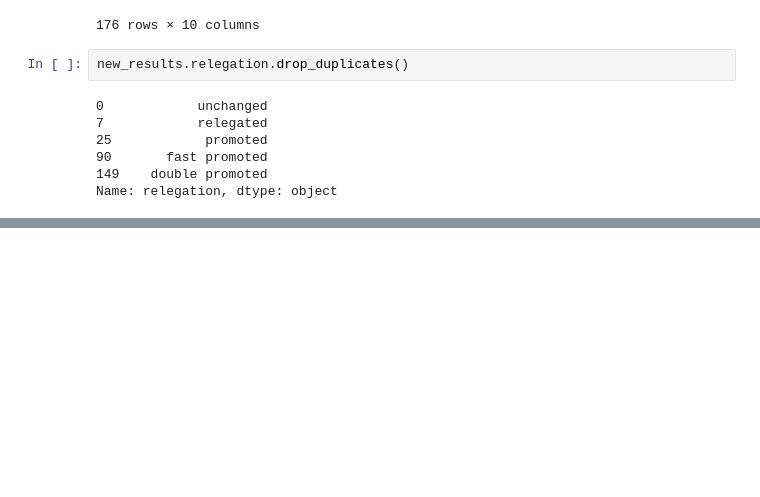
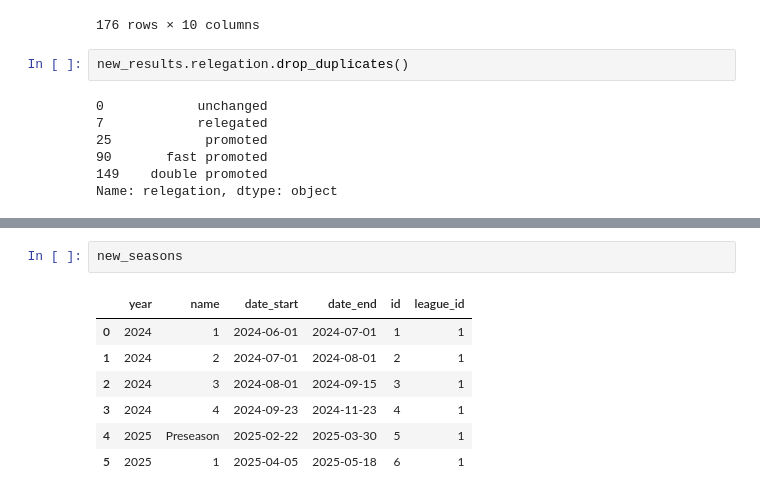
Before and after one commit to gozik/masters-league, a Jupyter notebook: misc/initial_results_prep_and_load.ipynb, the cells around one changed output, grey strips where cells are left out. Drawn from its saved outputs; the diff is of its cells as text; blank space fills up the shorter version.

```diff
--- a/misc/initial_results_prep_and_load.ipynb
+++ b/misc/initial_results_prep_and_load.ipynb
@@ -237,0 +360,10 @@ con.close()
+# %%
+new_seasons
+# %% [output]
+|  | year | name | date_start | date_end | id | league_id |
+| 0 | 2024 | 1 | 2024-06-01 | 2024-07-01 | 1 | 1 |
+| 1 | 2024 | 2 | 2024-07-01 | 2024-08-01 | 2 | 1 |
+| 2 | 2024 | 3 | 2024-08-01 | 2024-09-15 | 3 | 1 |
+| 3 | 2024 | 4 | 2024-09-23 | 2024-11-23 | 4 | 1 |
+| 4 | 2025 | Preseason | 2025-02-22 | 2025-03-30 | 5 | 1 |
+| 5 | 2025 | 1 | 2025-04-05 | 2025-05-18 | 6 | 1 |
```
Also changed, not shown: parts of 17 cells of this notebook, 9 other files.
